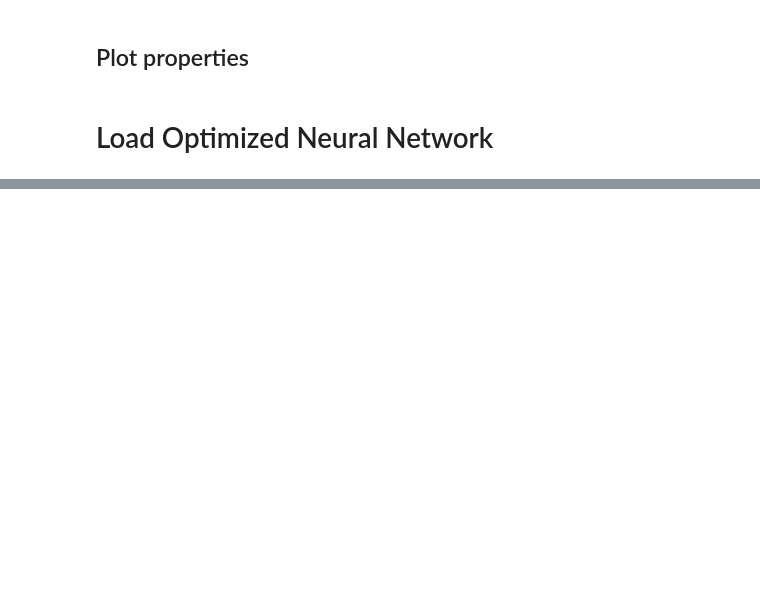
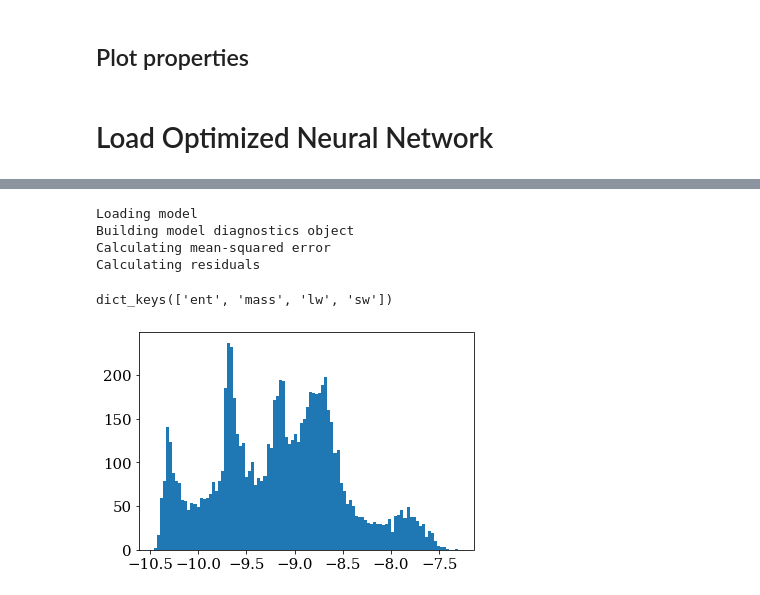
Before and after one commit to wallingTACC/CBRAIN-CAM, a Jupyter notebook: notebooks/tbeucler_devlog/043_Figures_For_Pierre_ML_Geosciences.ipynb, the cells around one changed output, grey strips where cells are left out. Saved outputs shown, nothing was run; the diff lists cells and outputs as text; code cells hidden in the pictures; blank space fills up the shorter version.

```diff
--- a/notebooks/tbeucler_devlog/043_Figures_For_Pierre_ML_Geosciences.ipynb
+++ b/notebooks/tbeucler_devlog/043_Figures_For_Pierre_ML_Geosciences.ipynb
@@ -78,0 +243,37 @@ md.stats = pickle.load(open(path,'rb'))
+# %%
+DATASET = ['train','valid','test']
+config_fn = '/filer/z-sv-pool12c/t/Tom.Beucler/SPCAM/CBRAIN-CAM/pp_config/8col_rad_tbeucler_local_PostProc.yml'
+#path_SPCAM = '/DFS-L/DATA/pritchard/tbeucler/SPCAM/SPCAM_PHYS/'
+path_SPCAM = '/local/Tom.Beucler/SPCAM_PHYS/'
+data_fn = path_SPCAM+'8col009_01_test.nc'
+pathHOME = '/home/t/Tom.Beucler/For_Pierre/'
+# %%
+datas = 'test'
+NNs = 'JNNC'
+# 1) Load model
+print('Loading model')
+path = TRAINDIR+'HDF5_DATA/'+NNs+'.h5'
+NNC = load_model(path,custom_objects=dict_lay)
+
+# 2) Define model diagnostics object
+print('Building model diagnostics object')
+mdC = ModelDiagnostics(NN,config_fn,data_fn)
+
+# 3) Calculate statistics and save in pickle file
+print('Calculating mean-squared error')
+path = TRAINDIR+'HDF5_DATA/'+NNs+'md_'+datas+'.pkl'
+mdC.stats = pickle.load(open(path,'rb'))
+
+# 4) Residual
+print('Calculating residuals')
+path = TRAINDIR+'HDF5_DATA/'+NNs+'res_'+datas+'.pkl'
+mdC.res = pickle.load(open(path,'rb'))
+# %% [output]
+Loading model
+Building model diagnostics object
+Calculating mean-squared error
+Calculating residuals
+# %%
+mdC.res.keys()
+# %% [output]
+dict_keys(['ent', 'mass', 'lw', 'sw'])
@@ -78,0 +282,4 @@ md.stats = pickle.load(open(path,'rb'))
+# %%
+plt.hist(np.log10(mdC.res['ent'][:,:,0]).flatten(),bins=100);
+# %% [output]
+[figure, added]
```
Also changed, not shown: parts of 25 cells of this notebook, 33 other files.
